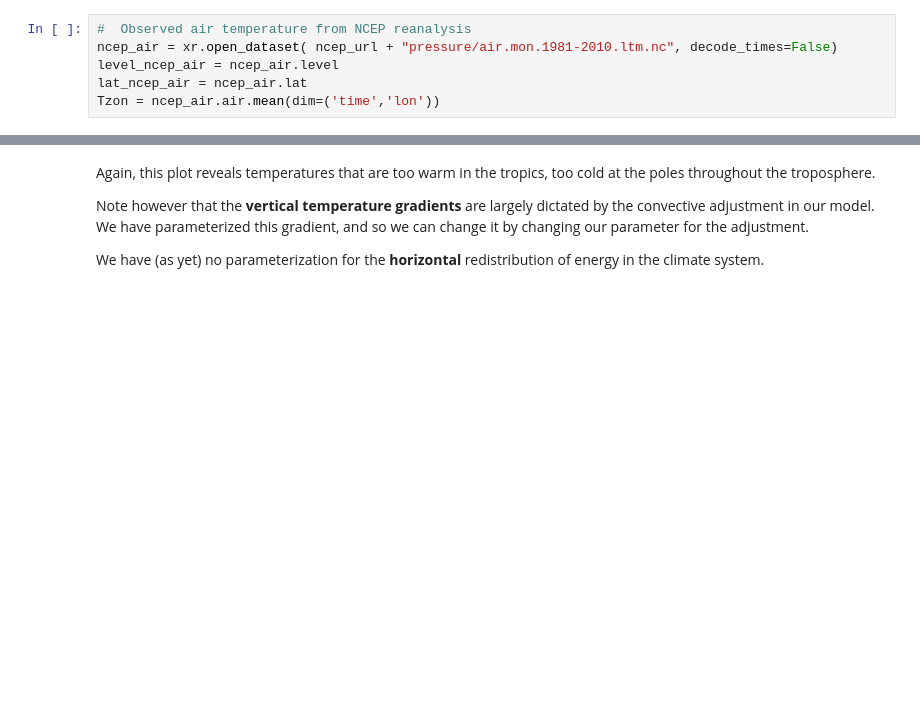
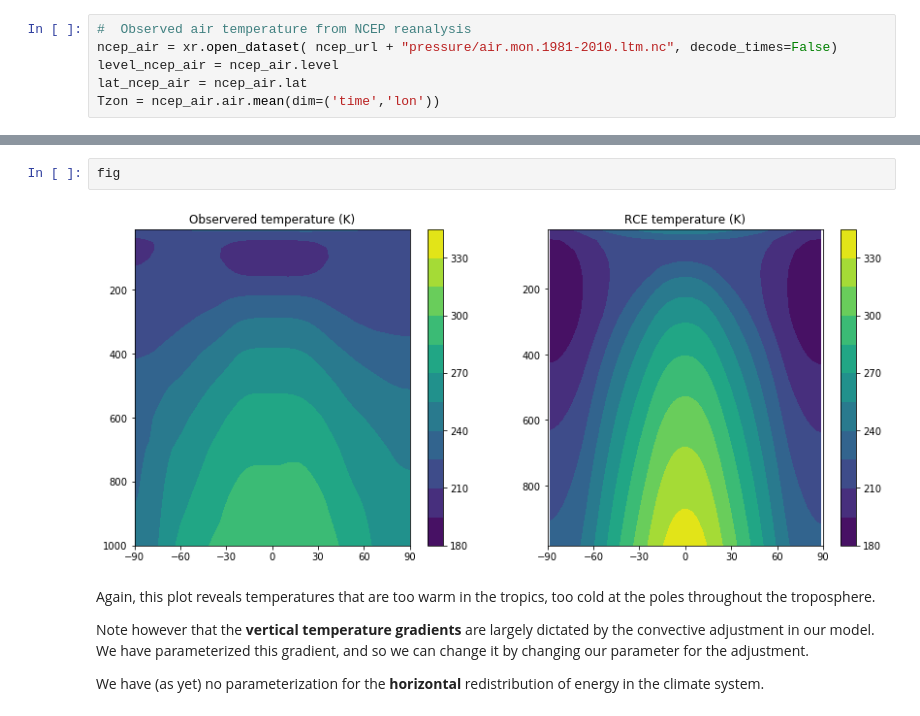
Before and after one commit to brian-rose/ClimateModeling_courseware, a Jupyter notebook: Lectures/Lecture13 -- Heat transport.ipynb, the cells around one changed output, grey strips where cells are left out. Drawn from its saved outputs; the diff is of its cells as text; blank space fills up the shorter version.

```diff
--- a/Lectures/Lecture13 -- Heat transport.ipynb
+++ b/Lectures/Lecture13 -- Heat transport.ipynb
@@ -215,3 +215,7 @@ for ax in [ax1, ax2]:
+# %%
+fig
+# %% [output]
+[figure, added]
 # %% [markdown]
 Again, this plot reveals temperatures that are too warm in the tropics, too cold at the poles throughout the troposphere.
 
```
Also changed, not shown: parts of 31 cells of this notebook.
